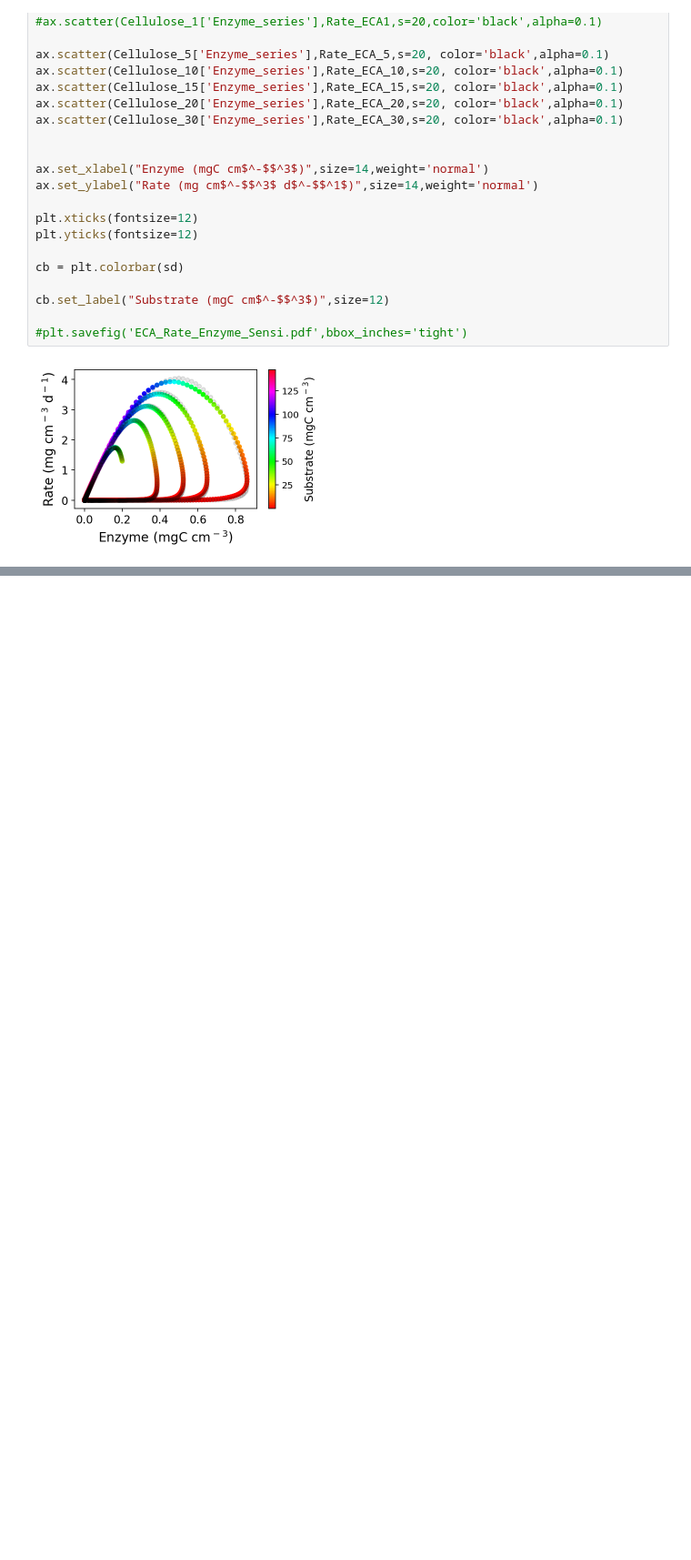
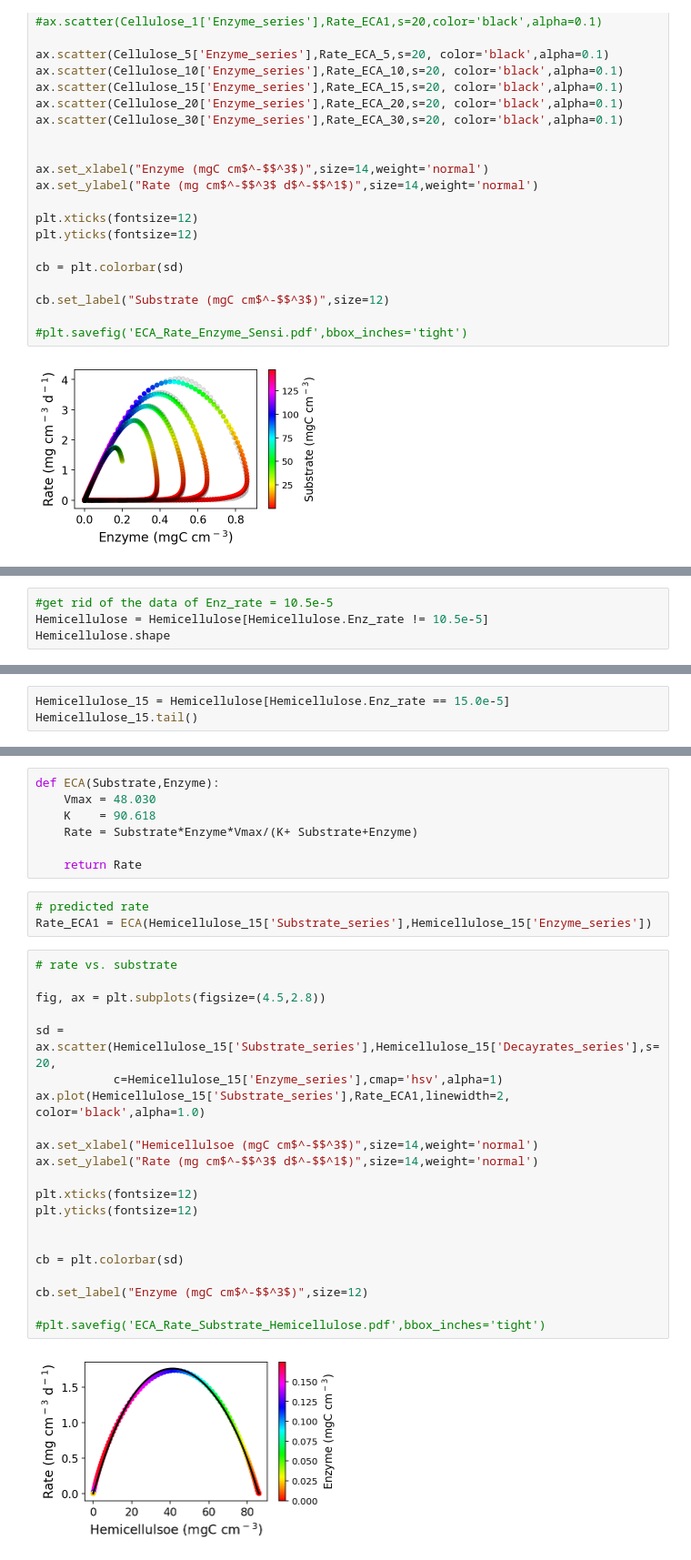
Before and after one commit to bioatmosphere/An_emergent_soil_enzyme_decomposition_model, a Jupyter notebook: Figure_4/Fig_4_ECA_model.ipynb, the cells around one changed output, grey strips where cells are left out. Shown at 91% size. Drawn from its saved outputs; the diff is of its cells as text; blank space fills up the shorter version.

```diff
--- a/Figure_4/Fig_4_ECA_model.ipynb
+++ b/Figure_4/Fig_4_ECA_model.ipynb
@@ -227,0 +366,4 @@ cb.set_label("Substrate (mgC cm$^-$$^3$)",size=12)
+# %%
+#get rid of the data of Enz_rate = 10.5e-5
+Hemicellulose = Hemicellulose[Hemicellulose.Enz_rate != 10.5e-5]
+Hemicellulose.shape
@@ -227,0 +374,3 @@ cb.set_label("Substrate (mgC cm$^-$$^3$)",size=12)
+# %%
+Hemicellulose_15 = Hemicellulose[Hemicellulose.Enz_rate == 15.0e-5]
+Hemicellulose_15.tail()
@@ -227,0 +384,33 @@ cb.set_label("Substrate (mgC cm$^-$$^3$)",size=12)
+# %%
+def ECA(Substrate,Enzyme):
+    Vmax = 48.030
+    K    = 90.618
+    Rate = Substrate*Enzyme*Vmax/(K+ Substrate+Enzyme)
+
+    return Rate
+# %%
+# predicted rate
+Rate_ECA1 = ECA(Hemicellulose_15['Substrate_series'],Hemicellulose_15['Enzyme_series'])
+# %%
+# rate vs. substrate
+
+fig, ax = plt.subplots(figsize=(4.5,2.8))
+
+sd = ax.scatter(Hemicellulose_15['Substrate_series'],Hemicellulose_15['Decayrates_series'],s=20,
+           c=Hemicellulose_15['Enzyme_series'],cmap='hsv',alpha=1)
+ax.plot(Hemicellulose_15['Substrate_series'],Rate_ECA1,linewidth=2, color='black',alpha=1.0)
+
+ax.set_xlabel("Hemicellulsoe (mgC cm$^-$$^3$)",size=14,weight='normal')
+ax.set_ylabel("Rate (mg cm$^-$$^3$ d$^-$$^1$)",size=14,weight='normal')
+
+plt.xticks(fontsize=12)
+plt.yticks(fontsize=12)
+
+
+cb = plt.colorbar(sd)
+
+cb.set_label("Enzyme (mgC cm$^-$$^3$)",size=12)
+
+#plt.savefig('ECA_Rate_Substrate_Hemicellulose.pdf',bbox_inches='tight')
+# %% [output]
+[figure, added]
```
Also changed, not shown: parts of 39 cells of this notebook.
